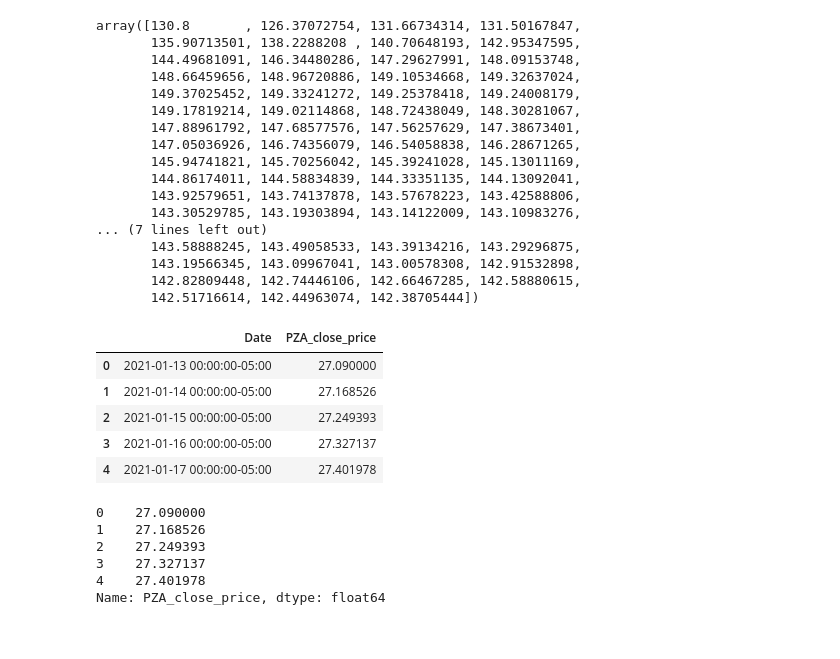
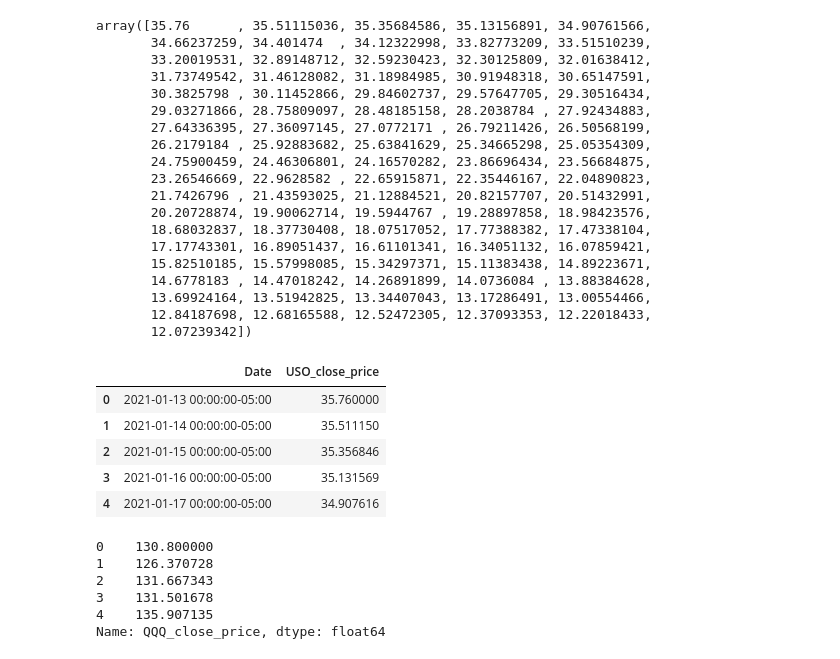
Before and after one commit to ummearusha/Insuring_Insurance_Payments, a Jupyter notebook: price_predictor_jb.ipynb, the cells around one changed output. Drawn from its saved outputs; the diff is of its cells as text; code cells hidden in the pictures.

```diff
--- a/price_predictor_jb.ipynb
+++ b/price_predictor_jb.ipynb
@@ -20,7 +20,7 @@ from pathlib import Path
 import plotly.graph_objs as go
 # %%
 #Importing CSV
-csvpath = Path("Resources/daily_QQQ.csv")
+csvpath = Path("Resources/USO.csv")
 ETF = pd.read_csv(csvpath)
 ETF.head()
 # %% [output]
@@ -198,7 +199,7 @@ def predict(num_prediction, model):
     return prediction_list
 
 def predict_dates(num_prediction):
-    last_date = ETF['timestamp'].values[-1]
+    last_date = ETF['Date'].values[-1]
     prediction_dates = pd.date_range(last_date, periods=num_prediction+1).tolist()
     return prediction_dates
 
@@ -208,33 +209,35 @@ forecast_dates = predict_dates(num_prediction)
 # %%
 forecast
 # %% [output]
-array([130.8       , 126.37072754, 131.66734314, 131.50167847,
-       135.90713501, 138.2288208 , 140.70648193, 142.95347595,
-       144.49681091, 146.34480286, 147.29627991, 148.09153748,
-       148.66459656, 148.96720886, 149.10534668, 149.32637024,
-       149.37025452, 149.33241272, 149.25378418, 149.24008179,
-       149.17819214, 149.02114868, 148.72438049, 148.30281067,
-       147.88961792, 147.68577576, 147.56257629, 147.38673401,
-       147.05036926, 146.74356079, 146.54058838, 146.28671265,
-       145.94741821, 145.70256042, 145.39241028, 145.13011169,
-       144.86174011, 144.58834839, 144.33351135, 144.13092041,
-       143.92579651, 143.74137878, 143.57678223, 143.42588806,
-       143.30529785, 143.19303894, 143.14122009, 143.10983276,
-... (7 lines left out)
-       143.58888245, 143.49058533, 143.39134216, 143.29296875,
-       143.19566345, 143.09967041, 143.00578308, 142.91532898,
-       142.82809448, 142.74446106, 142.66467285, 142.58880615,
-       142.51716614, 142.44963074, 142.38705444])
+array([35.76      , 35.51115036, 35.35684586, 35.13156891, 34.90761566,
+       34.66237259, 34.401474  , 34.12322998, 33.82773209, 33.51510239,
+       33.20019531, 32.89148712, 32.59230423, 32.30125809, 32.01638412,
+       31.73749542, 31.46128082, 31.18984985, 30.91948318, 30.65147591,
+       30.3825798 , 30.11452866, 29.84602737, 29.57647705, 29.30516434,
+       29.03271866, 28.75809097, 28.48185158, 28.2038784 , 27.92434883,
+       27.64336395, 27.36097145, 27.0772171 , 26.79211426, 26.50568199,
+       26.2179184 , 25.92883682, 25.63841629, 25.34665298, 25.05354309,
+       24.75900459, 24.46306801, 24.16570282, 23.86696434, 23.56684875,
+       23.26546669, 22.9628582 , 22.65915871, 22.35446167, 22.04890823,
+       21.7426796 , 21.43593025, 21.12884521, 20.82157707, 20.51432991,
+       20.20728874, 19.90062714, 19.5944767 , 19.28897858, 18.98423576,
+       18.68032837, 18.37730408, 18.07517052, 17.77388382, 17.47338104,
+       17.17743301, 16.89051437, 16.61101341, 16.34051132, 16.07859421,
+       15.82510185, 15.57998085, 15.34297371, 15.11383438, 14.89223671,
+       14.6778183 , 14.47018242, 14.26891899, 14.0736084 , 13.88384628,
+       13.69924164, 13.51942825, 13.34407043, 13.17286491, 13.00554466,
+       12.84187698, 12.68165588, 12.52472305, 12.37093353, 12.22018433,
+       12.07239342])
 # %%
 #making a dataframe
-predicted_prices = pd.DataFrame({'Date': forecast_dates, 'PZA_close_price': list(forecast)}, columns=['Date', 'PZA_close_price'])
+predicted_prices = pd.DataFrame({'Date': forecast_dates, 'USO_close_price': list(forecast)}, columns=['Date', 'USO_close_price'])
 predicted_prices.head()
 # %% [output]
-|  | Date | PZA_close_price |
-| 0 | 2021-01-13 00:00:00-05:00 | 27.090000 |
-| 1 | 2021-01-14 00:00:00-05:00 | 27.168526 |
-| 2 | 2021-01-15 00:00:00-05:00 | 27.249393 |
-| 3 | 2021-01-16 00:00:00-05:00 | 27.327137 |
-| 4 | 2021-01-17 00:00:00-05:00 | 27.401978 |
+|  | Date | USO_close_price |
+| 0 | 2021-01-13 00:00:00-05:00 | 35.760000 |
+| 1 | 2021-01-14 00:00:00-05:00 | 35.511150 |
+| 2 | 2021-01-15 00:00:00-05:00 | 35.356846 |
+| 3 | 2021-01-16 00:00:00-05:00 | 35.131569 |
+| 4 | 2021-01-17 00:00:00-05:00 | 34.907616 |
 # %%
 #export to excel
@@ -274,14 +277,14 @@ VNQpath = Path("Resources/VNQ_forecast.csv")
 VNQ = pd.read_csv(VNQpath)
 VNQ = VNQ['VNQ_close_price']
 
-PZA.head()
+USO.head()
 # %% [output]
-0    27.090000
-1    27.168526
-2    27.249393
-3    27.327137
-4    27.401978
-Name: PZA_close_price, dtype: float64
+0    130.800000
+1    126.370728
+2    131.667343
+3    131.501678
+4    135.907135
+Name: QQQ_close_price, dtype: float64
 # %%
 #Concatenate and clean the data
 forecast_prices = pd.concat([LQD, PZA, USO, TLT, QQQ, VMBS, VNQ], axis='columns', join='inner')
```
Also changed, not shown: parts of 10 cells of this notebook, 2 other files.
